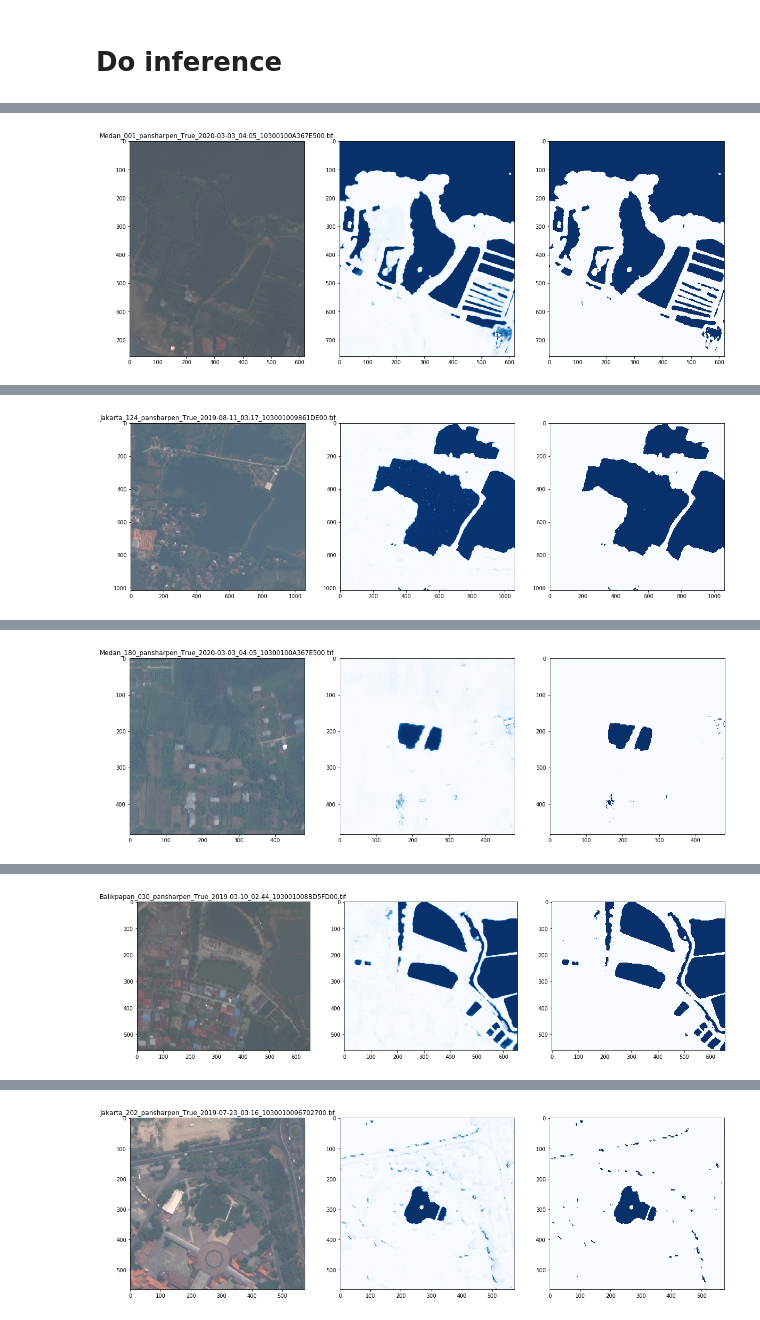
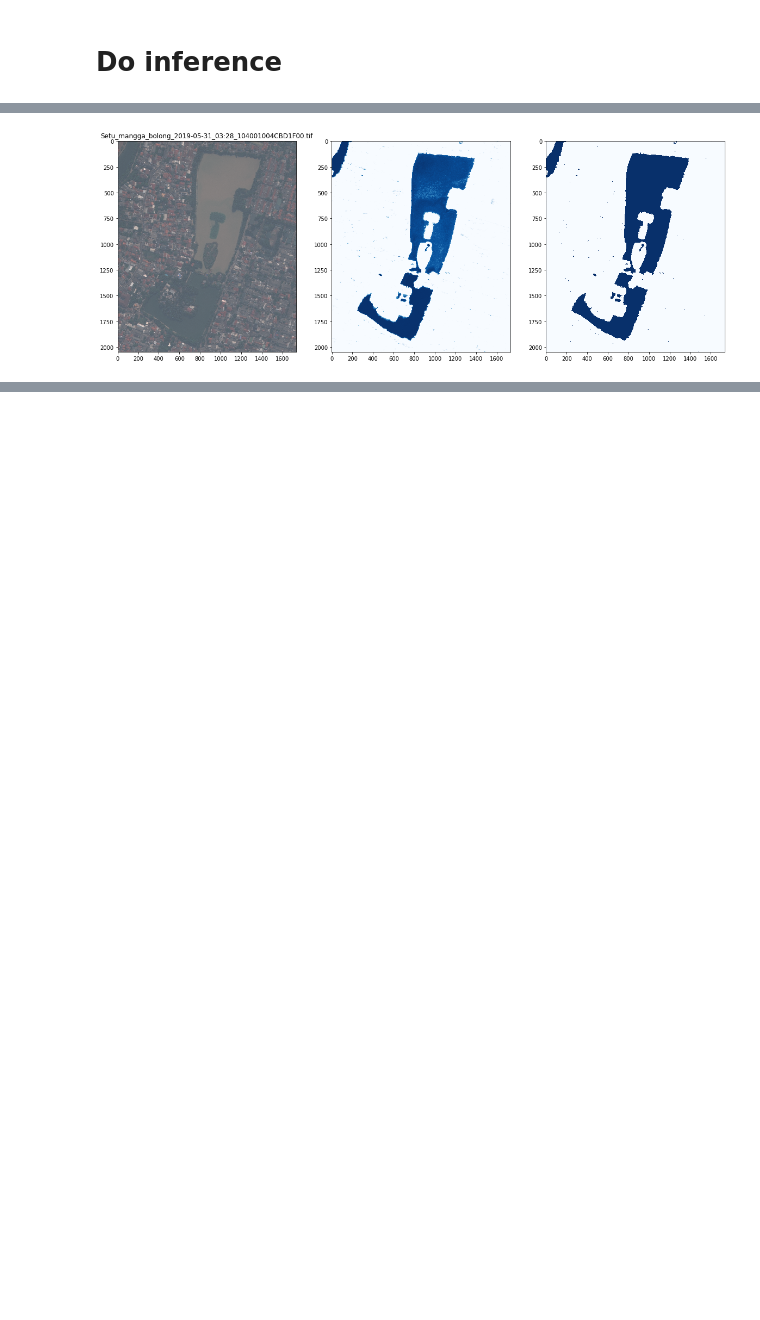
Before and after one commit to krakchris/GCW_toolkit, a Jupyter notebook: 03_create_classification/MLP_classification.ipynb, the cells around one changed output, grey strips where cells are left out. Drawn from its saved outputs; the diff is of its cells as text; code cells hidden in the pictures; blank space fills up the shorter version.

```diff
--- a/03_create_classification/MLP_classification.ipynb
+++ b/03_create_classification/MLP_classification.ipynb
@@ -50,7 +50,7 @@ Using TensorFlow backend.
 # %% [markdown]
 # Get prebuild training dataset
 # %%
-path = '../../TreeTect/data/trainings_data_waterbodies/data_non_acomp_all_polygons_2020-03-20 18:20:43.017422.csv'
+path = '../../TreeTect/data/trainings_data_waterbodies/data_non_acomp_all_polygons_2020-03-21 12:54:09.945770.csv'
 
 nr_search = path.split('/')[-1].split('_')[4]
 
@@ -432,0 +433,34 @@ def reshape(index):
+# %%
+# get setu babakan data and write to geotiff
+
+from gbdxtools.task import env
+from gbdxtools import CatalogImage
+%matplotlib inline
+
+catalog_id = env.inputs.get('catalog_id', '104001004CBD1F00')
+bbox = env.inputs.get('bbox', '106.82, -6.354, 106.824, -6.347')
+
+image = CatalogImage(catalog_id, band_type="MS", bbox=map(float, bbox.split(",")), pansharpen = True)
+
+
+import datetime
+
+name = 'Setu_mangga_bolong'
+
+image_id = catalog_id
+
+# Get timestamp
+time_image = image.metadata["image"]["acquisitionDate"]
+
+# convert timestamp to datetime timestamp format
+time_image = datetime.datetime.strptime(time_image, "%Y-%m-%dT%H:%M:%S.%fZ")
+
+time_image_str = time_image.strftime('%Y-%m-%d_%H:%M')
+
+path = "../../TreeTect/data/rasters_waterbodies_osm/{}_{}_{}.tif".format(name,time_image_str,image_id)
+
+path
+
+tif = image.geotiff(
+    path = path
+                 )
@@ -433,6 +473,6 @@ def reshape(index):
 # %%
 # find files in shapefile folder
-raster_files_path = '../../TreeTect/data/rasters_waterbodies_osm/**/*.tif'
+raster_files_path = '../../TreeTect/data/rasters_waterbodies_osm/Setu_m*.tif'
 raster_files = glob.glob(raster_files_path)
 file_path = raster_files[0]
 
@@ -454,6 +490,6 @@ print(file_path)
 # %%
 
-for file_path in np.array(pd.DataFrame(raster_files).sample(5)).flatten():
+for file_path in np.array(pd.DataFrame(raster_files).sample(1)).flatten():
 
     filename = file_path.split('/')[-1]
 
@@ -578 +614 @@ for file_path in np.array(pd.DataFrame(raster_files).sample(5)).flatten():
-[figure, old version]
+[figure, new version]
@@ -581 +615,0 @@ saved as:  ../../TreeTect/data/raster_classifications/classification_Medan_001_p
-[figure, removed]
@@ -584 +615,0 @@ saved as:  ../../TreeTect/data/raster_classifications/classification_Jakarta_124
-[figure, removed]
@@ -587 +615,0 @@ saved as:  ../../TreeTect/data/raster_classifications/classification_Medan_180_p
-[figure, removed]
@@ -590 +615,0 @@ saved as:  ../../TreeTect/data/raster_classifications/classification_Balikpapan_
-[figure, removed]
```
Also changed, not shown: parts of 19 cells of this notebook, 8 other files.
